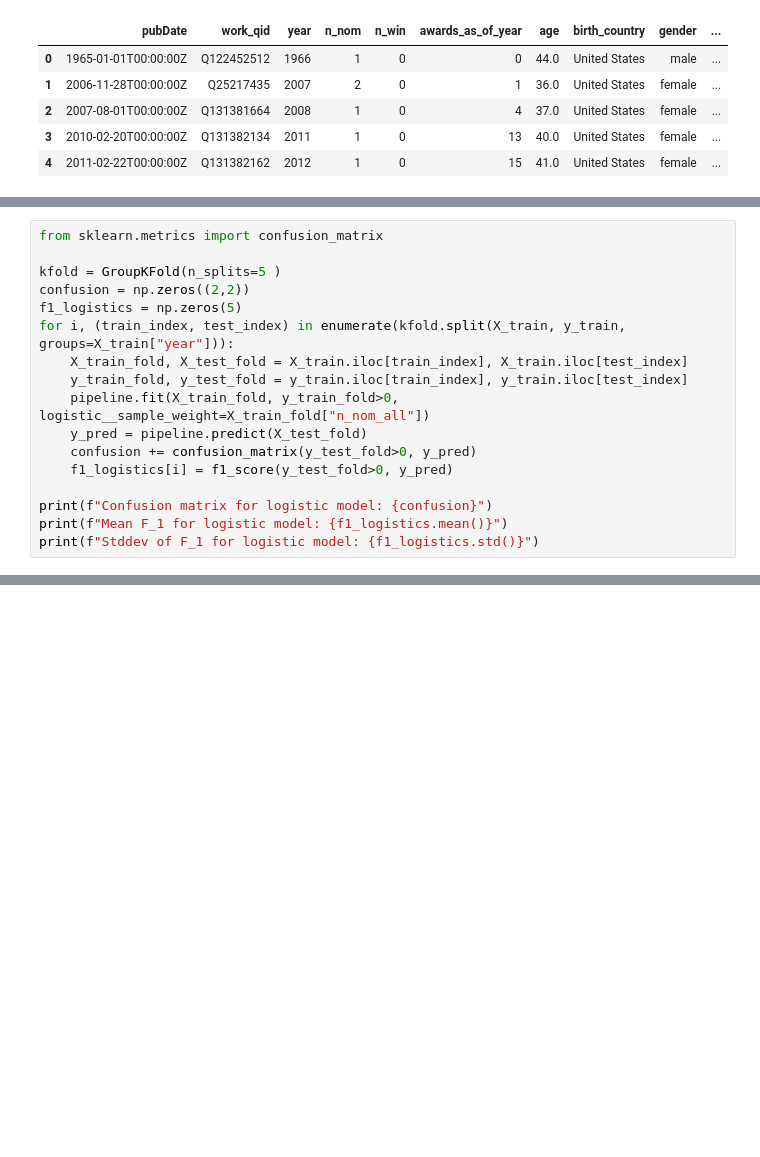
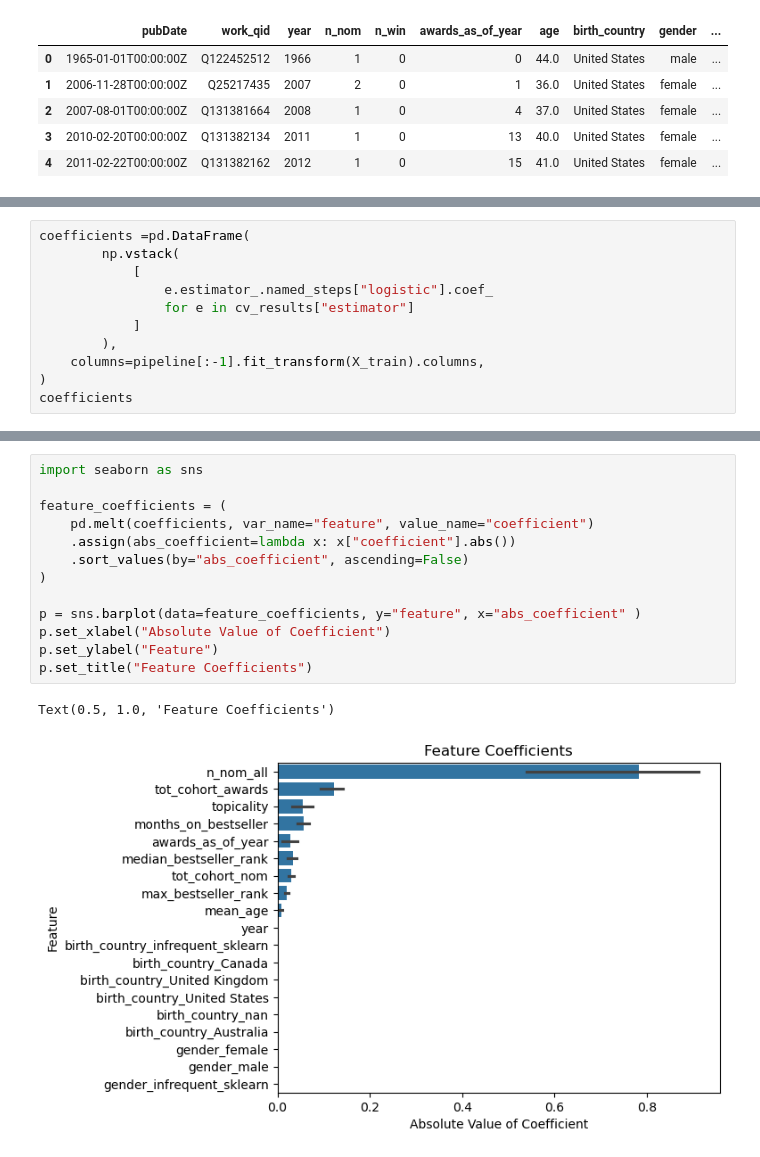
Before and after one commit to raineszm/sff-predict, a Jupyter notebook: notebooks/Logistic.ipynb, the cells around one changed output, grey strips where cells are left out. Saved outputs shown, nothing was run; the diff lists cells and outputs as text; blank space fills up the shorter version.

```diff
--- a/notebooks/Logistic.ipynb
+++ b/notebooks/Logistic.ipynb
@@ -119,17 +143,0 @@ np.float64(0.4250004682607491)
-# %%
-from sklearn.metrics import confusion_matrix
-
-kfold = GroupKFold(n_splits=5 )
-confusion = np.zeros((2,2))
-f1_logistics = np.zeros(5)
-for i, (train_index, test_index) in enumerate(kfold.split(X_train, y_train, groups=X_train["year"])):
-    X_train_fold, X_test_fold = X_train.iloc[train_index], X_train.iloc[test_index]
-    y_train_fold, y_test_fold = y_train.iloc[train_index], y_train.iloc[test_index]
-    pipeline.fit(X_train_fold, y_train_fold>0, logistic__sample_weight=X_train_fold["n_nom_all"])
-    y_pred = pipeline.predict(X_test_fold)
-    confusion += confusion_matrix(y_test_fold>0, y_pred)
-    f1_logistics[i] = f1_score(y_test_fold>0, y_pred)
-
-print(f"Confusion matrix for logistic model: {confusion}")
-print(f"Mean F_1 for logistic model: {f1_logistics.mean()}")
-print(f"Stddev of F_1 for logistic model: {f1_logistics.std()}")
@@ -140,0 +184,11 @@ print(f"Stddev of F_1 for logistic model: {f1_logistics.std()}")
+# %%
+coefficients =pd.DataFrame(
+        np.vstack(
+            [
+                e.estimator_.named_steps["logistic"].coef_
+                for e in cv_results["estimator"]
+            ]
+        ),
+    columns=pipeline[:-1].fit_transform(X_train).columns,
+)
+coefficients
@@ -140,0 +202,16 @@ print(f"Stddev of F_1 for logistic model: {f1_logistics.std()}")
+# %%
+import seaborn as sns
+
+feature_coefficients = (
+    pd.melt(coefficients, var_name="feature", value_name="coefficient")
+    .assign(abs_coefficient=lambda x: x["coefficient"].abs())
+    .sort_values(by="abs_coefficient", ascending=False)
+)
+
+p = sns.barplot(data=feature_coefficients, y="feature", x="abs_coefficient" )
+p.set_xlabel("Absolute Value of Coefficient")
+p.set_ylabel("Feature")
+p.set_title("Feature Coefficients")
+# %% [output]
+Text(0.5, 1.0, 'Feature Coefficients')
+[figure, added]
```
Also changed, not shown: parts of 7 cells of this notebook, 4 other files.
